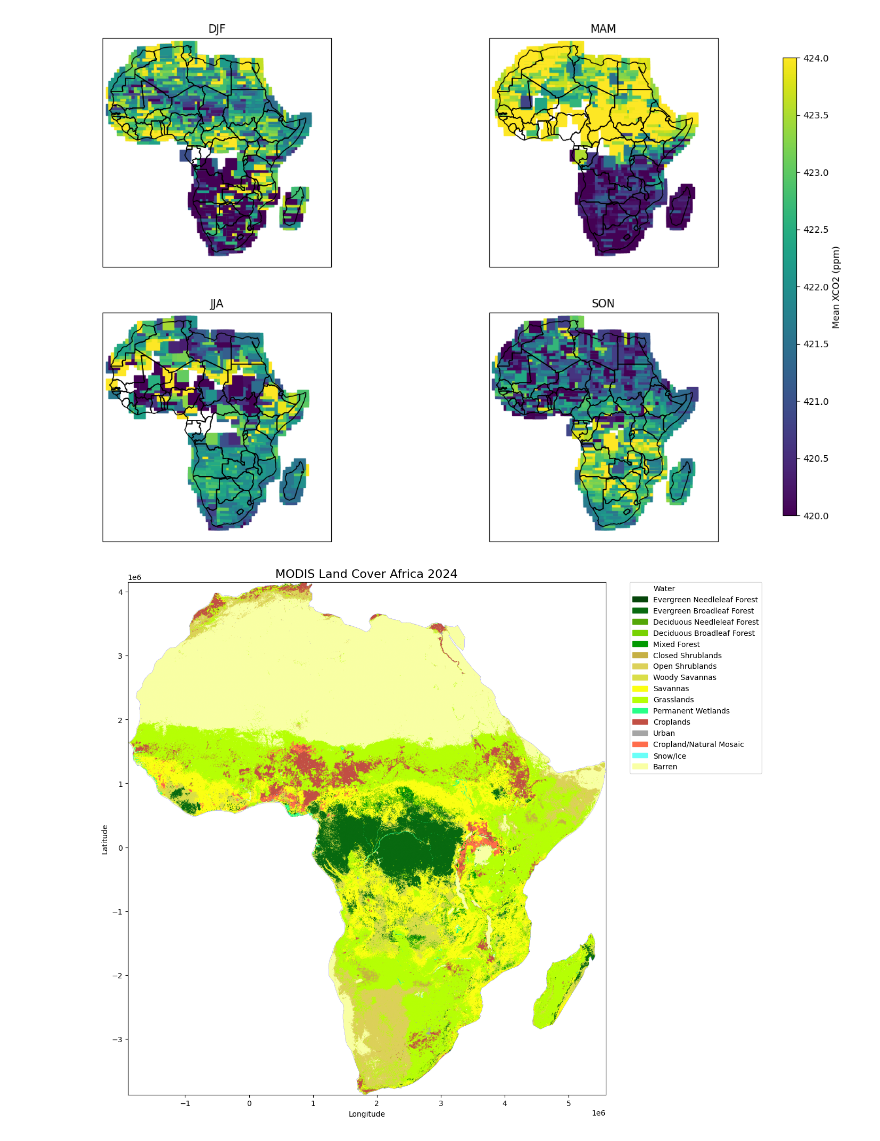
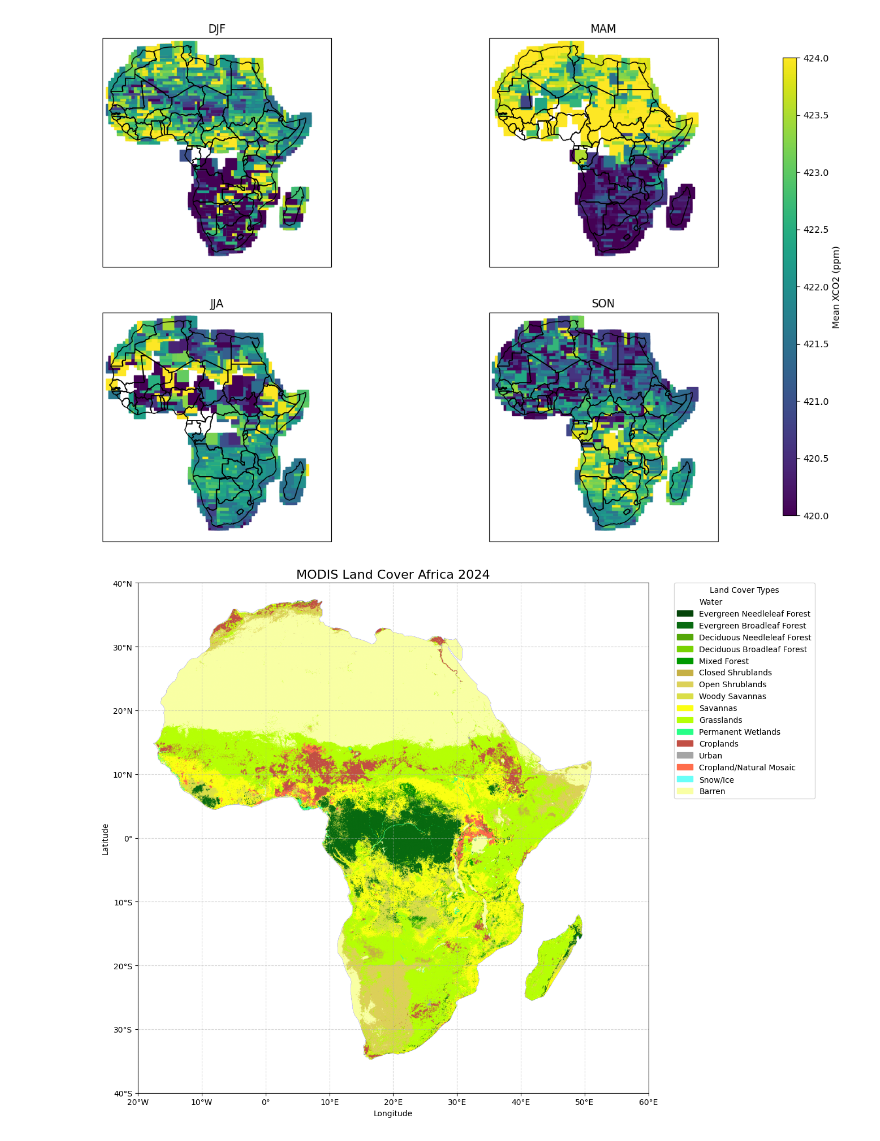
Before and after one commit to bouchramadkour/oco2-africa-analysis, a Jupyter notebook: main_analysis.ipynb, the cells around one changed output. Cells and saved outputs as stored; diff of their text form; code cells hidden in the pictures.

Commit message:
land cover functions

```diff
--- a/main_analysis.ipynb
+++ b/main_analysis.ipynb
@@ -394,9 +394,13 @@ with rasterio.open(tif_path) as src:
             1,
             src.height // 10,   # reduce resolution by factor 10
             src.width // 10
-        )
+        ),
+        resampling=rasterio.enums.Resampling.nearest
     )
-    extent = [src.bounds.left, src.bounds.right, src.bounds.bottom, src.bounds.top]
+    # extent = [src.bounds.left, src.bounds.right, src.bounds.bottom, src.bounds.top] #--- IGNORE --- / I USE RASTER BOUNDS
+    # Use shapefile bounds instead of raster bounds
+    minx, miny, maxx, maxy = africa_shape.total_bounds
+    extent = [minx, maxx, miny, maxy]
 
 palette = [
     "#1d0dff00",'#05450a','#086a10','#54a708','#78d203','#009900',
@@ -412,18 +416,30 @@ labels = ['Water','Evergreen Needleleaf Forest','Evergreen Broadleaf Forest','De
 cmap = ListedColormap(palette)
 # %%
 #plot the raster
-plt.figure(figsize=(12,12))
-im = plt.imshow(lc_data, cmap=cmap, vmin=0, vmax=16, extent=extent)
+plt.figure(figsize=(12,10))
+im = plt.imshow(lc_data, cmap=cmap, vmin=0, vmax=16, extent=extent, origin='upper')
 plt.title("MODIS Land Cover Africa 2024", fontsize=16)
 plt.xlabel("Longitude")
 plt.ylabel("Latitude")
 
+# Gridlines
+import matplotlib.ticker as mticker
+from cartopy.mpl.ticker import LongitudeFormatter, LatitudeFormatter
+
+plt.gca().set_xticks([-20, -10, 0, 10, 20, 30, 40, 50, 60])
+plt.gca().set_yticks([-40, -30, -20, -10, 0, 10, 20, 30, 40])
+
+plt.gca().xaxis.set_major_formatter(LongitudeFormatter())
+plt.gca().yaxis.set_major_formatter(LatitudeFormatter())
+
+plt.grid(True, linestyle='--', alpha=0.5)
+
 # add legend
 patches = [Patch(color=palette[i], label=labels[i]) for i in range(len(labels))]
-plt.legend(handles=patches, bbox_to_anchor=(1.05, 1), loc='upper left', borderaxespad=0., fontsize=10)
+plt.legend(handles=patches, bbox_to_anchor=(1.05, 1), loc='upper left', borderaxespad=0., fontsize=10, title="Land Cover Types")
 
 plt.tight_layout()
 plt.savefig("./results/land_cover_africa.png", dpi=300, bbox_inches='tight')
 plt.show()
 # %% [output]
-[figure, old version]
+[figure, new version]
```
Also changed, not shown: parts of 2 cells of this notebook, 3 other files.
